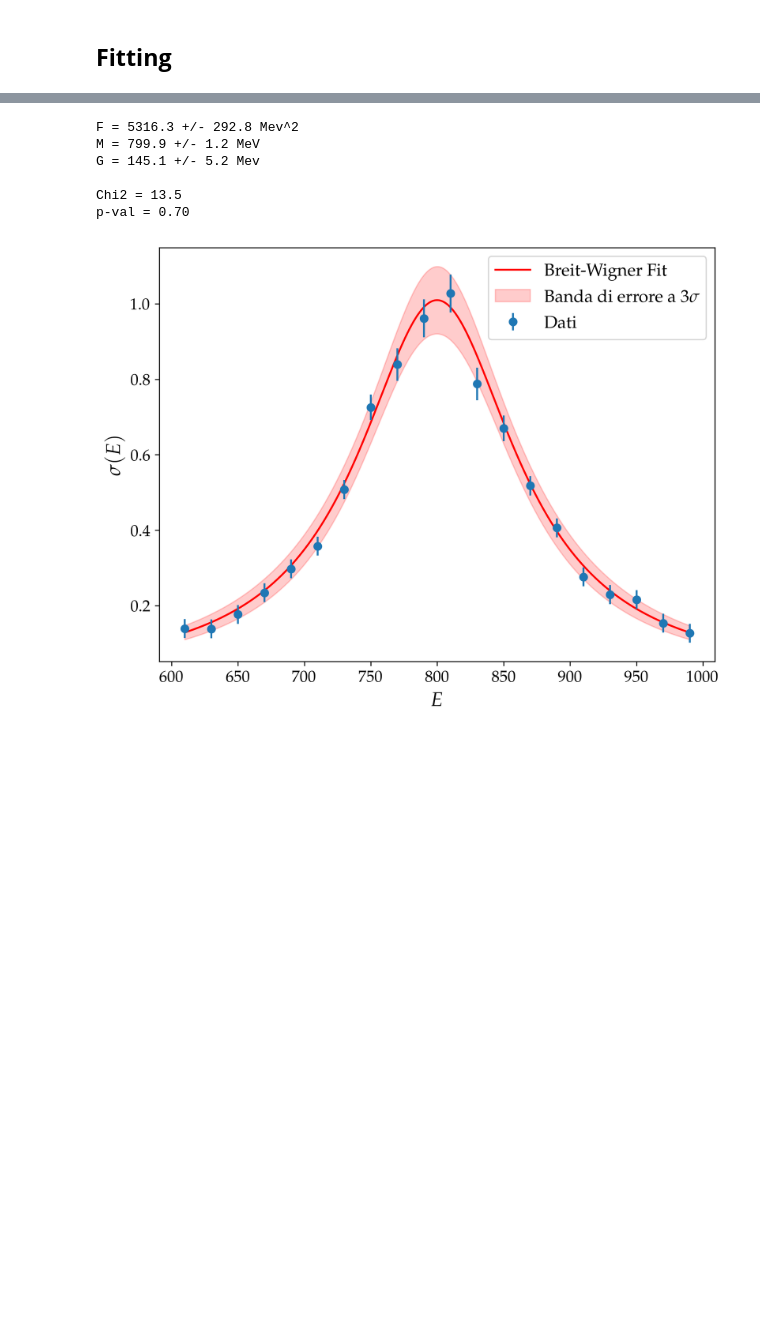
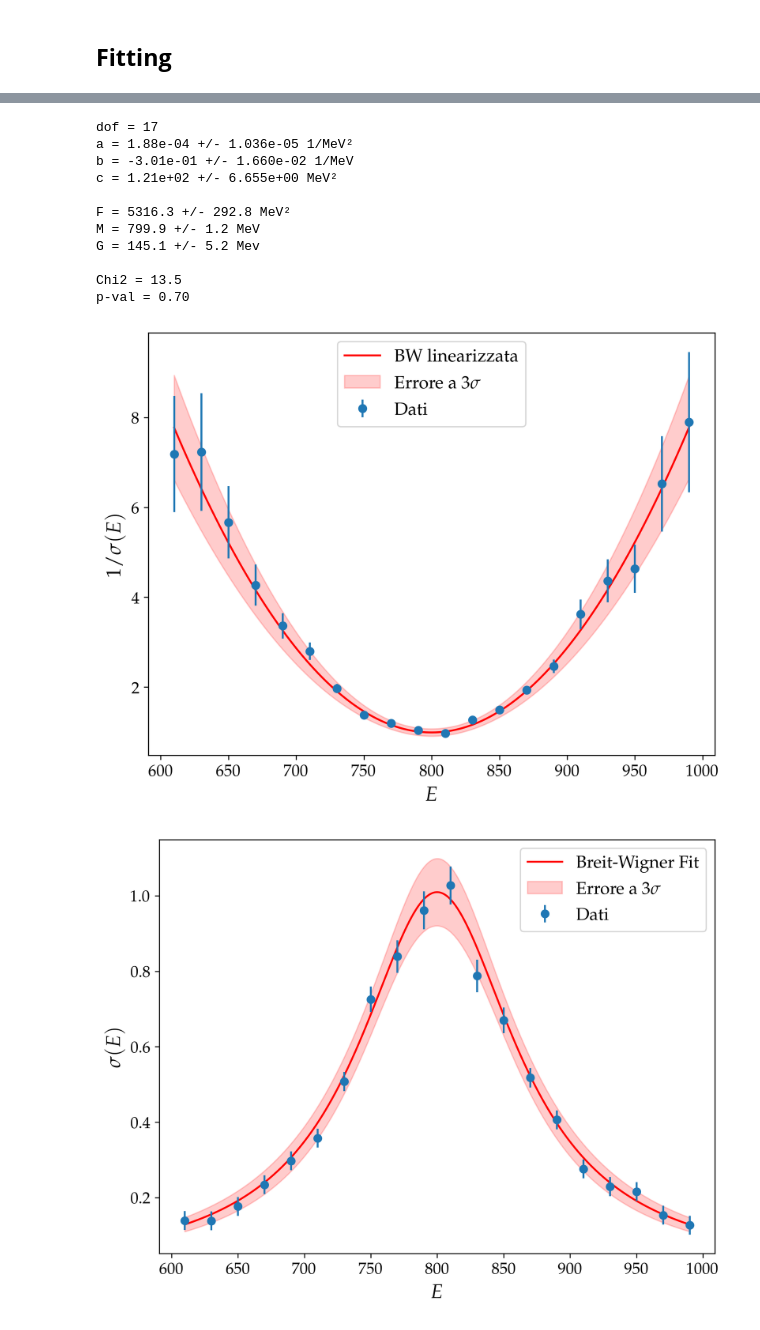
Before and after one commit to mvolpato-unimib/Lab_comp, a Jupyter notebook: ex11/data_fitting.ipynb, the cells around one changed output, grey strips where cells are left out. Cells and saved outputs as stored; diff of their text form; code cells hidden in the pictures; blank space fills up the shorter version.

Commit message:
ex10-12: aggiornamenti a plot e output in fase di scrittura report. Modificate alcune cose e migliorate le animazioni.

```diff
--- a/ex11/data_fitting.ipynb
+++ b/ex11/data_fitting.ipynb
@@ -8,17 +8,4 @@ import sys
 import os
 sys.path.append(os.path.abspath('..'))
 
-plt.rcParams.update({
-    "text.usetex": True,           # Attiva l'uso di LaTeX per tutto il testo
-    "font.family": "serif",        # Usa un font Serif per il testo normale
-    "font.serif": ["Palatino"],    # Specifica Palatino (molto simile a quello in foto)
-    "axes.labelsize": 16,          # Dimensione font etichette assi
-    "font.size": 14,                # Dimensione font generale
-    "legend.fontsize": 14,         # Dimensione font legenda
-    "xtick.labelsize": 13,         # Dimensione numeri asse x
-    "ytick.labelsize": 13,         # Dimensione numeri asse y
-    "figure.figsize": (8, 6),      # Dimensione predefinita della figura
-    "figure.dpi": 300,             # Risoluzione
-
-    "text.latex.preamble": r"\usepackage{amsmath} \usepackage{amssymb}"
-})
+import lib_plot
@@ -78,6 +62,7 @@ fa = np.array(fa_ls)
 pars, cov_par, chi2, pval = lin_fit(E, 1/cs, lin_cov, fa)
 a_par,b_par,c_par = pars
 
+
 Par_Func_ls = [
     lambda a,b,c: 1/a,
     lambda a,b,c: - b*(1/a) / 2,
@@ -88,15 +73,27 @@ new_pars, new_cov = eval_Par(Par_Func_ls, pars, cov_par)
 
 F_par, M_par, G_par = new_pars
 err_par = np.sqrt(np.diag(new_cov))
+err_a = np.sqrt(cov_par[0, 0])
+err_b = np.sqrt(cov_par[1, 1])
+err_c = np.sqrt(cov_par[2, 2])
 
-print(f'F = {F_par:.1f} +/- {err_par[0]:.1f} Mev^2')
+print(f'a = {a_par:.2e} +/- {err_a:.3e} 1/MeV²')
+print(f'b = {b_par:.2e} +/- {err_b:.3e} 1/MeV')
+print(f'c = {c_par:.2e} +/- {err_c:.3e} MeV²')
+print()
+print(f'F = {F_par:.1f} +/- {err_par[0]:.1f} MeV²')
 print(f'M = {M_par:.1f} +/- {err_par[1]:.1f} MeV')
 print(f'G = {G_par:.1f} +/- {err_par[2]:.1f} Mev')
 print()
 print(f'Chi2 = {chi2:.1f}')
 print(f'p-val = {pval:.2f}')
 # %% [output]
-F = 5316.3 +/- 292.8 Mev^2
+dof = 17
+a = 1.88e-04 +/- 1.036e-05 1/MeV²
+b = -3.01e-01 +/- 1.660e-02 1/MeV
+c = 1.21e+02 +/- 6.655e+00 MeV²
+
+F = 5316.3 +/- 292.8 MeV²
 M = 799.9 +/- 1.2 MeV
 G = 145.1 +/- 5.2 Mev
 
@@ -104,12 +101,20 @@ Chi2 = 13.5
 p-val = 0.70
 # %%
 from lib_fitting import plot_fit
+
+def lin_scatter(x, a, b, c):
+    return a*x**2 + b*x + c
 
 def sig_scatter(x, f, m, g):
     return f / ((x - m)**2 + (g/2)**2)
 
+plot_fit(lin_scatter, E, 1/cs, np.sqrt(np.diag(lin_cov)), pars, cov_par,
+         min(E), max(E), fit_name=r'BW linearizzata', nsigma=3,
+         xlab=r'$E$', ylab=r'$1/\sigma(E)$', save_name='plots/Lin_plot.png')
+
 plot_fit(sig_scatter, E, cs, np.sqrt(np.diag(cov)), new_pars, new_cov,
          min(E), max(E), fit_name='Breit-Wigner Fit', nsigma=3,
-         xlab=r'$E$', ylab=r'$\sigma(E)$')
+         xlab=r'$E$', ylab=r'$\sigma(E)$', save_name='plots/Scatt_plot.png')
 # %% [output]
-[figure, old version]
+[figure, new version]
+[figure, added]
```
Also changed, not shown: parts of 2 cells of this notebook, 19 other files.
